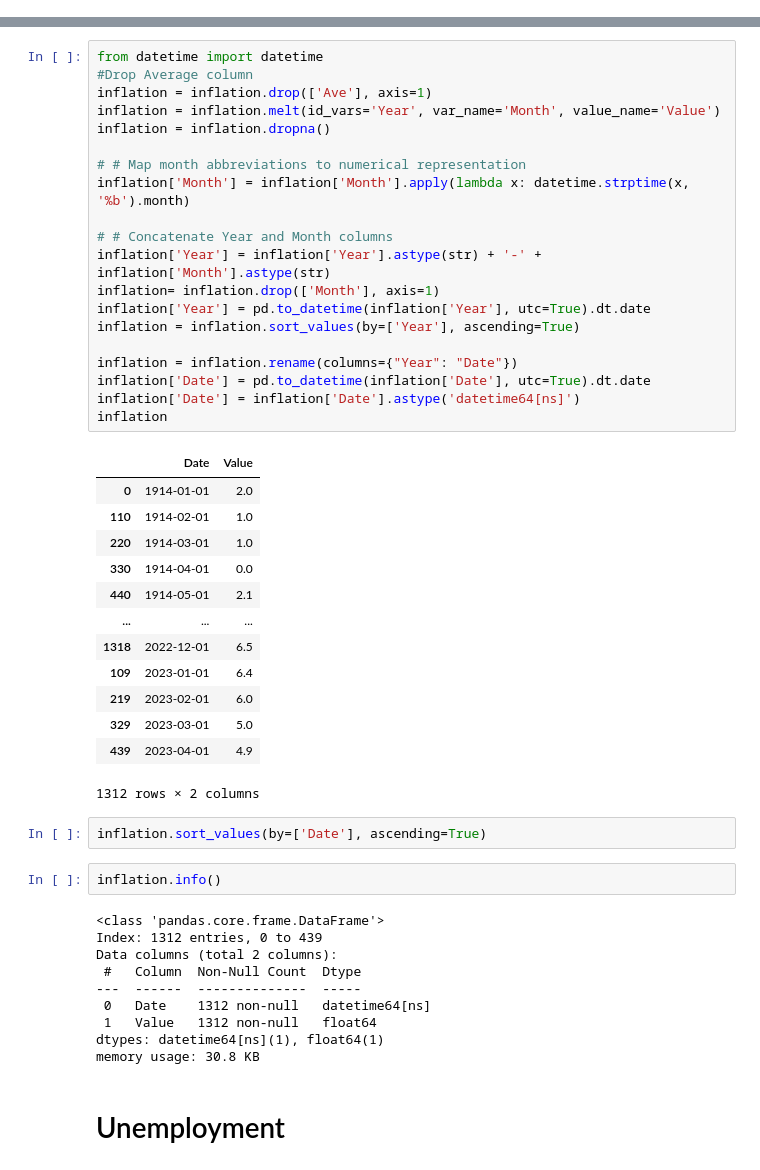
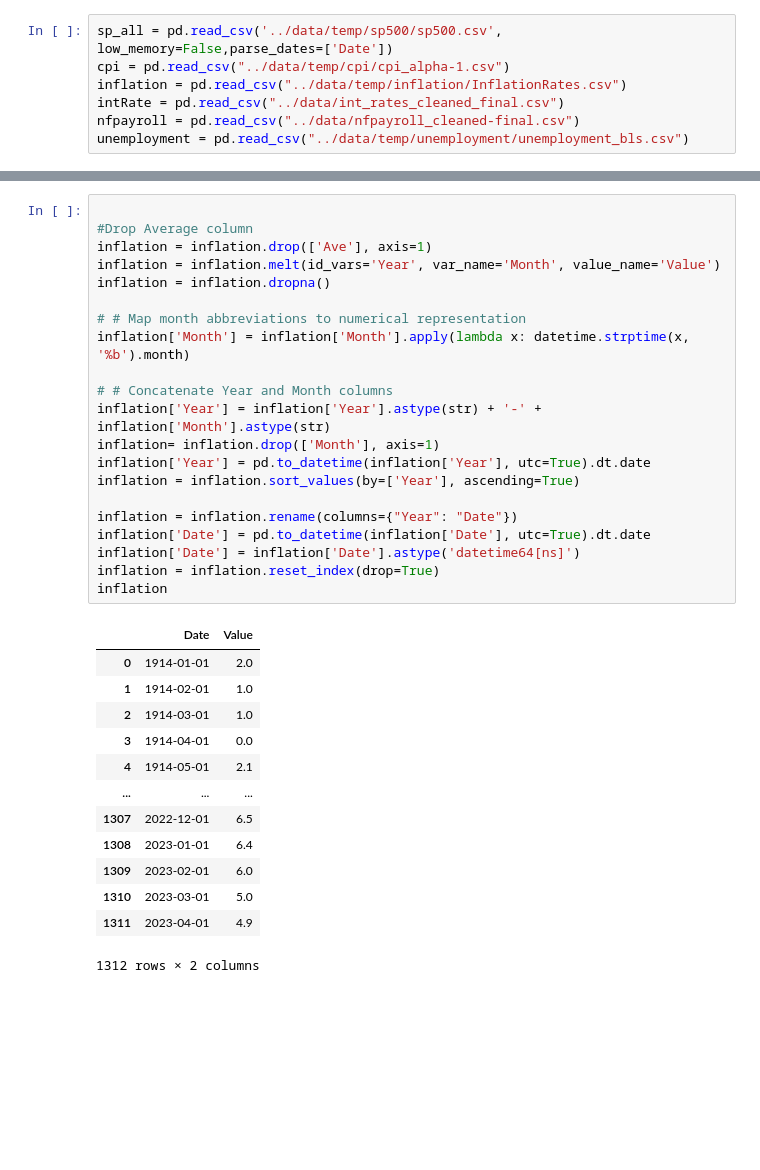
Before and after one commit to AjayNSS/SP500, a Jupyter notebook: notebook/sp500_eda.ipynb, the cells around one changed output, grey strips where cells are left out. Cells and saved outputs as stored; diff of their text form; blank space fills up the shorter version.

Commit message:
Cleaned up economic indicators

```diff
--- a/notebook/sp500_eda.ipynb
+++ b/notebook/sp500_eda.ipynb
@@ -97,0 +6,7 @@ sp
+# %%
+sp_all = pd.read_csv('../data/temp/sp500/sp500.csv', low_memory=False,parse_dates=['Date'])
+cpi = pd.read_csv("../data/temp/cpi/cpi_alpha-1.csv")
+inflation = pd.read_csv("../data/temp/inflation/InflationRates.csv")
+intRate = pd.read_csv("../data/int_rates_cleaned_final.csv")
+nfpayroll = pd.read_csv("../data/nfpayroll_cleaned-final.csv")
+unemployment = pd.read_csv("../data/temp/unemployment/unemployment_bls.csv")
@@ -114,50 +328,35 @@ inflation
 # %%
-from datetime import datetime
+
 #Drop Average column
 inflation = inflation.drop(['Ave'], axis=1)
 inflation = inflation.melt(id_vars='Year', var_name='Month', value_name='Value')
 inflation = inflation.dropna()
 
 # # Map month abbreviations to numerical representation
 inflation['Month'] = inflation['Month'].apply(lambda x: datetime.strptime(x, '%b').month)
 
 # # Concatenate Year and Month columns
 inflation['Year'] = inflation['Year'].astype(str) + '-' + inflation['Month'].astype(str)
 inflation= inflation.drop(['Month'], axis=1)
 inflation['Year'] = pd.to_datetime(inflation['Year'], utc=True).dt.date
 inflation = inflation.sort_values(by=['Year'], ascending=True)
 
 inflation = inflation.rename(columns={"Year": "Date"})
 inflation['Date'] = pd.to_datetime(inflation['Date'], utc=True).dt.date
 inflation['Date'] = inflation['Date'].astype('datetime64[ns]')
+inflation = inflation.reset_index(drop=True)
 inflation
 # %% [output]
 |  | Date | Value |
 | 0 | 1914-01-01 | 2.0 |
-| 110 | 1914-02-01 | 1.0 |
-| 220 | 1914-03-01 | 1.0 |
-| 330 | 1914-04-01 | 0.0 |
-| 440 | 1914-05-01 | 2.1 |
+| 1 | 1914-02-01 | 1.0 |
+| 2 | 1914-03-01 | 1.0 |
+| 3 | 1914-04-01 | 0.0 |
+| 4 | 1914-05-01 | 2.1 |
 | ... | ... | ... |
-| 1318 | 2022-12-01 | 6.5 |
-| 109 | 2023-01-01 | 6.4 |
-| 219 | 2023-02-01 | 6.0 |
-| 329 | 2023-03-01 | 5.0 |
-| 439 | 2023-04-01 | 4.9 |
+| 1307 | 2022-12-01 | 6.5 |
+| 1308 | 2023-01-01 | 6.4 |
+| 1309 | 2023-02-01 | 6.0 |
+| 1310 | 2023-03-01 | 5.0 |
+| 1311 | 2023-04-01 | 4.9 |
 1312 rows × 2 columns
-# %%
-inflation.sort_values(by=['Date'], ascending=True)
-# %%
-inflation.info()
-# %% [output]
-<class 'pandas.core.frame.DataFrame'>
-Index: 1312 entries, 0 to 439
-Data columns (total 2 columns):
- #   Column  Non-Null Count  Dtype
----  ------  --------------  -----
- 0   Date    1312 non-null   datetime64[ns]
- 1   Value   1312 non-null   float64
-dtypes: datetime64[ns](1), float64(1)
-memory usage: 30.8 KB
-# %% [markdown]
-# Unemployment
```
Also changed, not shown: parts of 114 cells of this notebook.
